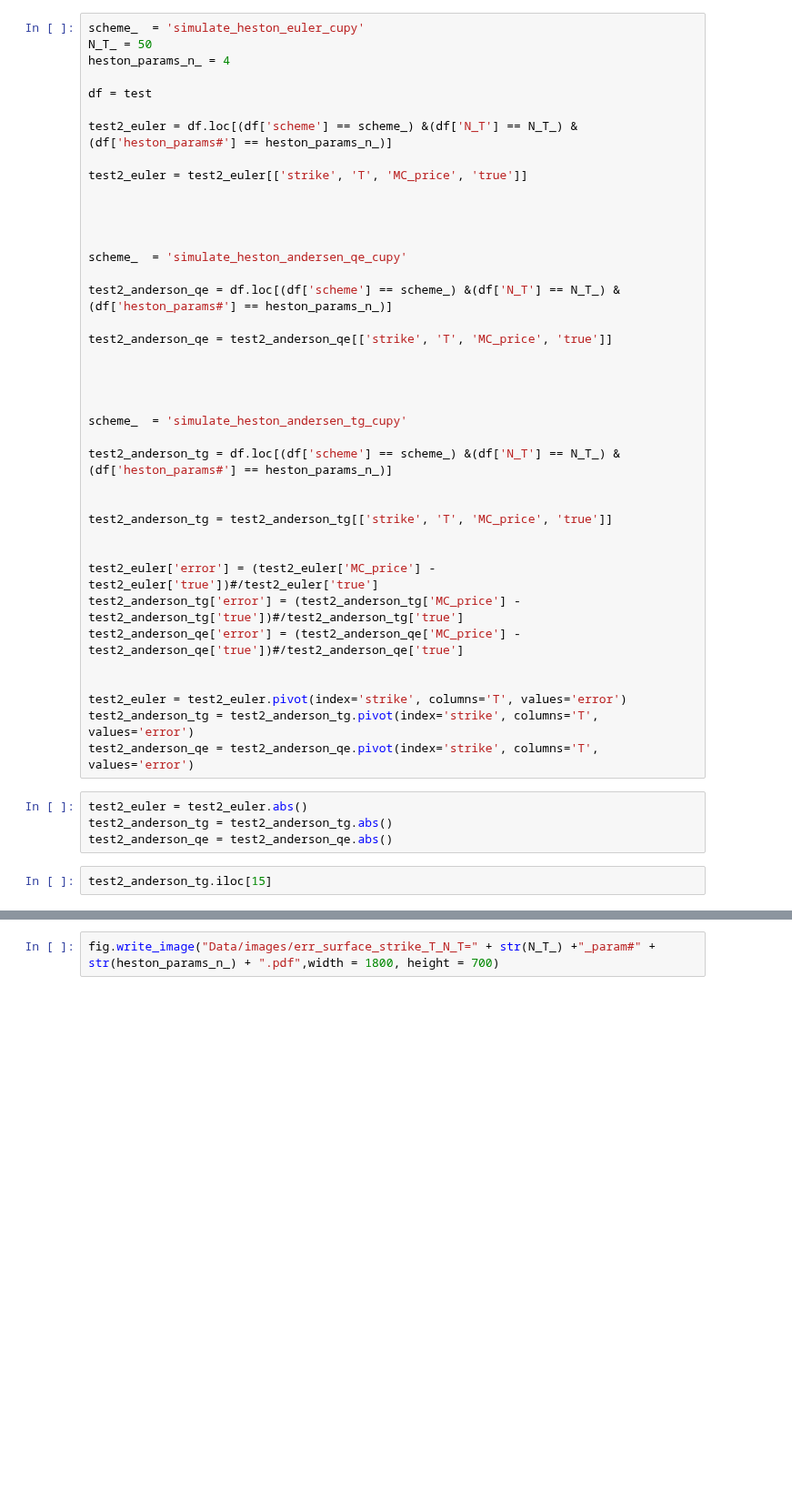
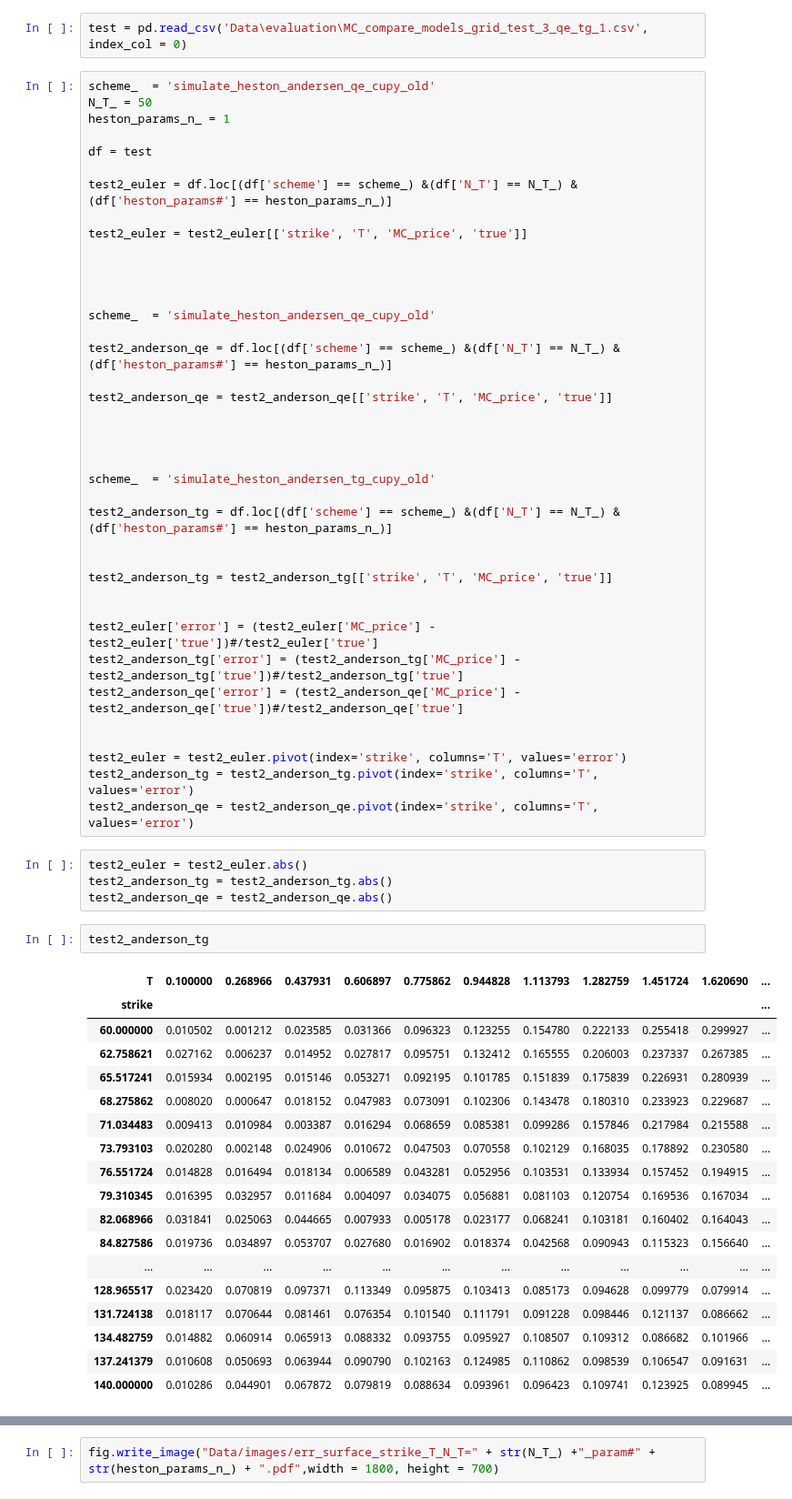
Before and after one commit to ArtemySazonov/Stochastic-Volatility-Models, a Jupyter notebook: Code/evaluation.ipynb, the cells around one changed output, grey strips where cells are left out. Shown at 91% size. Drawn from its saved outputs; the diff is of its cells as text; blank space fills up the shorter version.

```diff
--- a/Code/evaluation.ipynb
+++ b/Code/evaluation.ipynb
@@ -252,10 +290,12 @@ MC_compare_models_grid_test_3_euler = pd.read_csv('Data/evaluation/MC_compare_mo
 MC_compare_models_grid_test_3_qe = pd.read_csv('Data/evaluation/MC_compare_models_grid_test_3_qe.csv', index_col=0)
 MC_compare_models_grid_test_3_PART3 = pd.read_csv('Data/evaluation/MC_compare_models_grid_test_3_PART3.csv', index_col=0)
 test = pd.concat([MC_compare_models_grid_test_3_andersen, MC_compare_models_grid_test_3_euler, MC_compare_models_grid_test_3_qe, MC_compare_models_grid_test_3_PART3])
+# %%
+test = pd.read_csv('Data\evaluation\MC_compare_models_grid_test_3_qe_tg_1.csv', index_col = 0)
 # %%
-scheme_  = 'simulate_heston_euler_cupy'
+scheme_  = 'simulate_heston_andersen_qe_cupy_old'
 N_T_ = 50
-heston_params_n_ = 4
+heston_params_n_ = 1
 
 df = test
 
@@ -266,7 +306,7 @@ test2_euler = test2_euler[['strike', 'T', 'MC_price', 'true']]
 
 
 
-scheme_  = 'simulate_heston_andersen_qe_cupy'
+scheme_  = 'simulate_heston_andersen_qe_cupy_old'
 
 test2_anderson_qe = df.loc[(df['scheme'] == scheme_) &(df['N_T'] == N_T_) &(df['heston_params#'] == heston_params_n_)]
 
@@ -275,7 +315,7 @@ test2_anderson_qe = test2_anderson_qe[['strike', 'T', 'MC_price', 'true']]
 
 
 
-scheme_  = 'simulate_heston_andersen_tg_cupy'
+scheme_  = 'simulate_heston_andersen_tg_cupy_old'
 
 test2_anderson_tg = df.loc[(df['scheme'] == scheme_) &(df['N_T'] == N_T_) &(df['heston_params#'] == heston_params_n_)]
 
@@ -296,5 +336,23 @@ test2_euler = test2_euler.abs()
 test2_anderson_tg = test2_anderson_tg.abs()
 test2_anderson_qe = test2_anderson_qe.abs()
 # %%
-test2_anderson_tg.iloc[15]
+test2_anderson_tg
 # %% [output]
+| T | 0.100000 | 0.268966 | 0.437931 | 0.606897 | 0.775862 | 0.944828 | 1.113793 | 1.282759 | 1.451724 | 1.620690 | ... |
+| strike |  |  |  |  |  |  |  |  |  |  | ... |
+| 60.000000 | 0.010502 | 0.001212 | 0.023585 | 0.031366 | 0.096323 | 0.123255 | 0.154780 | 0.222133 | 0.255418 | 0.299927 | ... |
+| 62.758621 | 0.027162 | 0.006237 | 0.014952 | 0.027817 | 0.095751 | 0.132412 | 0.165555 | 0.206003 | 0.237337 | 0.267385 | ... |
+| 65.517241 | 0.015934 | 0.002195 | 0.015146 | 0.053271 | 0.092195 | 0.101785 | 0.151839 | 0.175839 | 0.226931 | 0.280939 | ... |
+| 68.275862 | 0.008020 | 0.000647 | 0.018152 | 0.047983 | 0.073091 | 0.102306 | 0.143478 | 0.180310 | 0.233923 | 0.229687 | ... |
+| 71.034483 | 0.009413 | 0.010984 | 0.003387 | 0.016294 | 0.068659 | 0.085381 | 0.099286 | 0.157846 | 0.217984 | 0.215588 | ... |
+| 73.793103 | 0.020280 | 0.002148 | 0.024906 | 0.010672 | 0.047503 | 0.070558 | 0.102129 | 0.168035 | 0.178892 | 0.230580 | ... |
+| 76.551724 | 0.014828 | 0.016494 | 0.018134 | 0.006589 | 0.043281 | 0.052956 | 0.103531 | 0.133934 | 0.157452 | 0.194915 | ... |
+| 79.310345 | 0.016395 | 0.032957 | 0.011684 | 0.004097 | 0.034075 | 0.056881 | 0.081103 | 0.120754 | 0.169536 | 0.167034 | ... |
+| 82.068966 | 0.031841 | 0.025063 | 0.044665 | 0.007933 | 0.005178 | 0.023177 | 0.068241 | 0.103181 | 0.160402 | 0.164043 | ... |
+| 84.827586 | 0.019736 | 0.034897 | 0.053707 | 0.027680 | 0.016902 | 0.018374 | 0.042568 | 0.090943 | 0.115323 | 0.156640 | ... |
+| ... | ... | ... | ... | ... | ... | ... | ... | ... | ... | ... | ... |
+| 128.965517 | 0.023420 | 0.070819 | 0.097371 | 0.113349 | 0.095875 | 0.103413 | 0.085173 | 0.094628 | 0.099779 | 0.079914 | ... |
+| 131.724138 | 0.018117 | 0.070644 | 0.081461 | 0.076354 | 0.101540 | 0.111791 | 0.091228 | 0.098446 | 0.121137 | 0.086662 | ... |
+| 134.482759 | 0.014882 | 0.060914 | 0.065913 | 0.088332 | 0.093755 | 0.095927 | 0.108507 | 0.109312 | 0.086682 | 0.101966 | ... |
+| 137.241379 | 0.010608 | 0.050693 | 0.063944 | 0.090790 | 0.102163 | 0.124985 | 0.110862 | 0.098539 | 0.106547 | 0.091631 | ... |
+| 140.000000 | 0.010286 | 0.044901 | 0.067872 | 0.079819 | 0.088634 | 0.093961 | 0.096423 | 0.109741 | 0.123925 | 0.089945 | ... |
```
Also changed, not shown: parts of 5 cells of this notebook.
